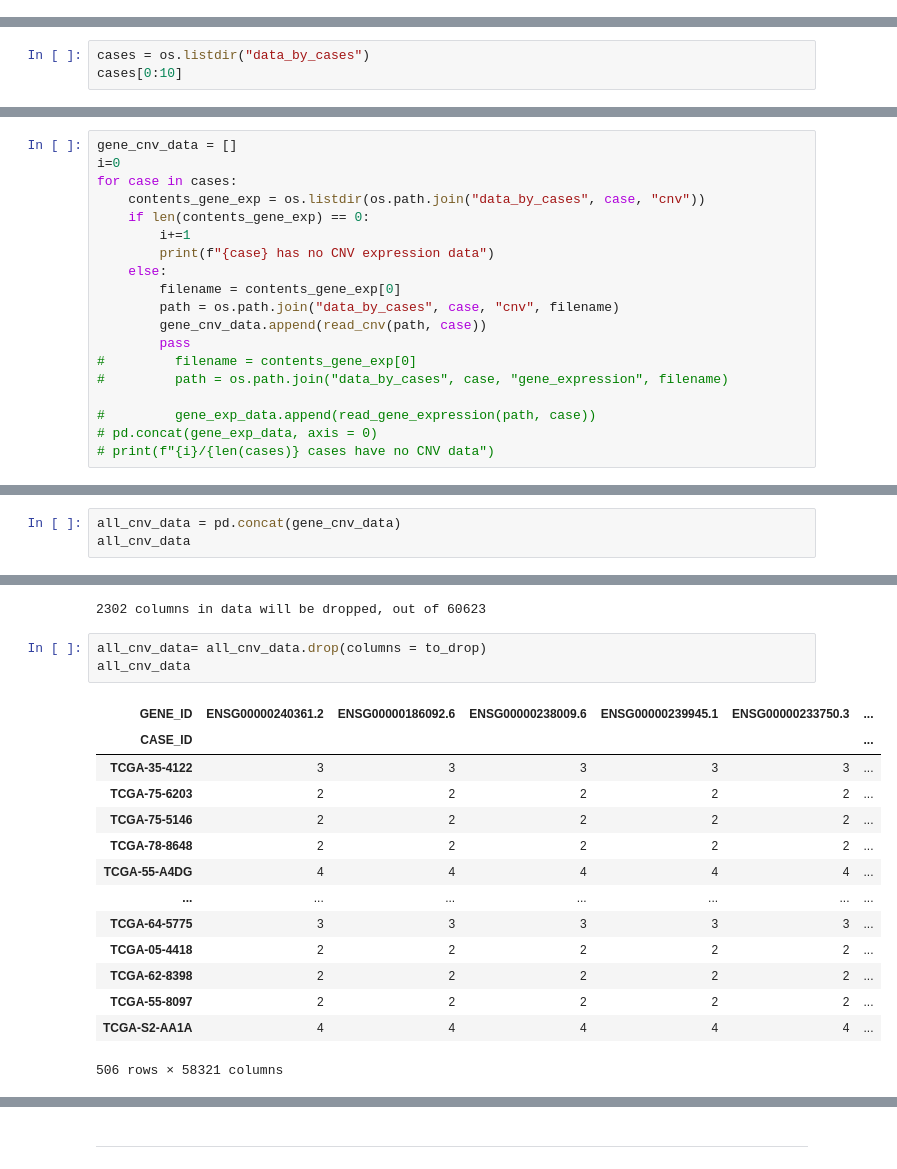
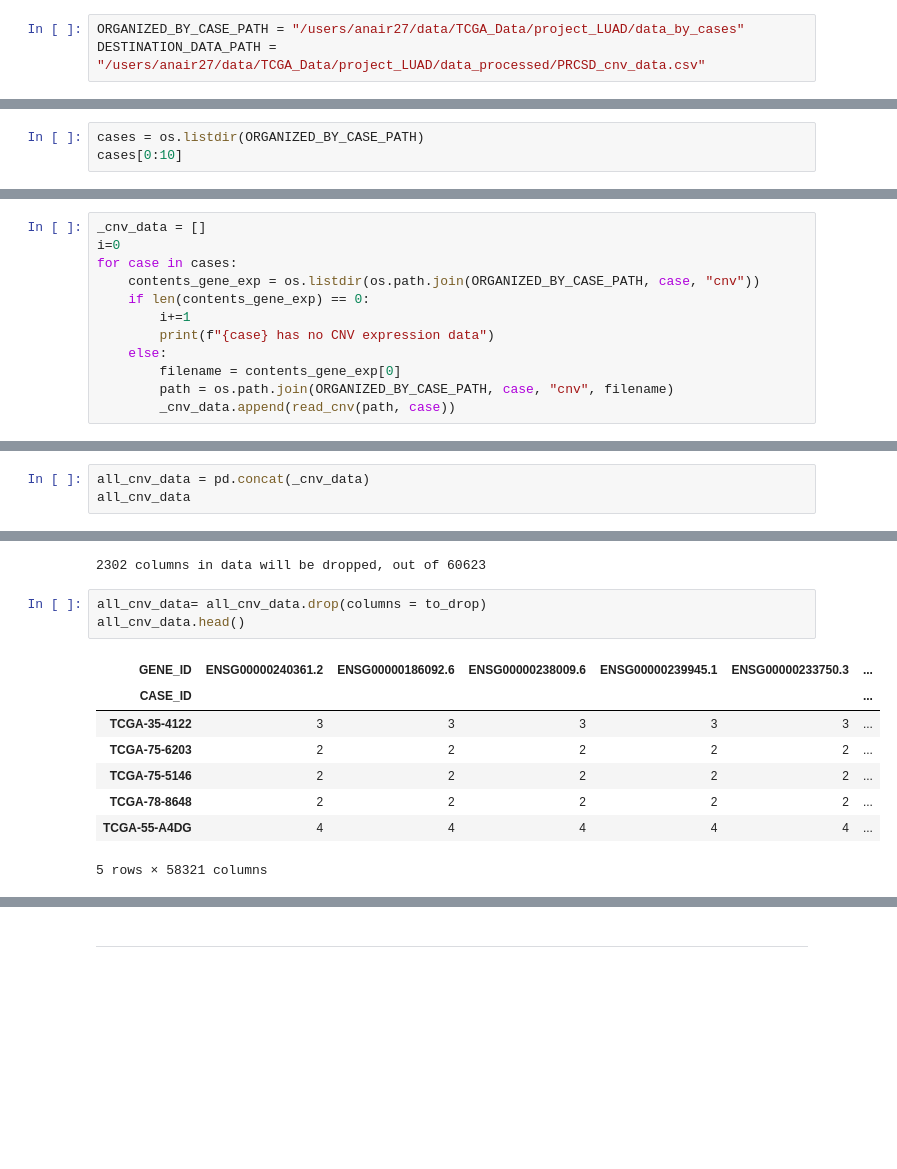
Before and after one commit to akira-nair/multiomic-model-tcga, a Jupyter notebook: preprocessing/preprocess_cnv/create_cnv_dataset.ipynb, the cells around one changed output, grey strips where cells are left out. Drawn from its saved outputs; the diff is of its cells as text; blank space fills up the shorter version.

```diff
--- a/preprocessing/preprocess_cnv/create_cnv_dataset.ipynb
+++ b/preprocessing/preprocess_cnv/create_cnv_dataset.ipynb
@@ -36 +16,4 @@ diagnosis.head(10)
+# %%
+ORGANIZED_BY_CASE_PATH = "/users/anair27/data/TCGA_Data/project_LUAD/data_by_cases"
+DESTINATION_DATA_PATH = "/users/anair27/data/TCGA_Data/project_LUAD/data_processed/PRCSD_cnv_data.csv"
 # %% [markdown]
@@ -55,7 +38,7 @@ def read_cnv(filepath, case_id):
     # rename copy number column with case IDs
     return matrix.rename(columns={'GENE_ID': 'CASE_ID'},index={'COPY_NUMBER': case_id}).reset_index().rename(columns={0:'CASE_ID'})
 # %%
-cases = os.listdir("data_by_cases")
+cases = os.listdir(ORGANIZED_BY_CASE_PATH)
 cases[0:10]
 # %% [output]
 ['TCGA-35-4122',
@@ -73,22 +56,15 @@ Loop through every case filepath and search for CNV data. Apply the read CSV fun
 # %%
-gene_cnv_data = []
+_cnv_data = []
 i=0
 for case in cases:
-    contents_gene_exp = os.listdir(os.path.join("data_by_cases", case, "cnv"))
+    contents_gene_exp = os.listdir(os.path.join(ORGANIZED_BY_CASE_PATH, case, "cnv"))
     if len(contents_gene_exp) == 0:
         i+=1
         print(f"{case} has no CNV expression data")
     else:
         filename = contents_gene_exp[0]
-        path = os.path.join("data_by_cases", case, "cnv", filename)
-        gene_cnv_data.append(read_cnv(path, case))
-        pass
-#         filename = contents_gene_exp[0]
-#         path = os.path.join("data_by_cases", case, "gene_expression", filename)
-
-#         gene_exp_data.append(read_gene_expression(path, case))
-# pd.concat(gene_exp_data, axis = 0)
-# print(f"{i}/{len(cases)} cases have no CNV data")
+        path = os.path.join(ORGANIZED_BY_CASE_PATH, case, "cnv", filename)
+        _cnv_data.append(read_cnv(path, case))
 # %% [output]
 TCGA-05-4245 has no CNV expression data
 TCGA-71-8520 has no CNV expression data
@@ -106,7 +82,7 @@ TCGA-MP-A4TA has no CNV expression data
 TCGA-55-6984 has no CNV expression data
 TCGA-MP-A4TC has no CNV expression data
 # %%
-all_cnv_data = pd.concat(gene_cnv_data)
+all_cnv_data = pd.concat(_cnv_data)
 all_cnv_data
 # %% [output]
 | GENE_ID | CASE_ID | ENSG00000223972.5 | ENSG00000227232.5 | ENSG00000278267.1 | ENSG00000243485.5 | ... |
@@ -156,19 +129,13 @@ print(f"{i} columns in data will be dropped, out of {len(all_cnv_data.columns)}"
 2302 columns in data will be dropped, out of 60623
 # %%
 all_cnv_data= all_cnv_data.drop(columns = to_drop)
-all_cnv_data
+all_cnv_data.head()
 # %% [output]
 | GENE_ID | ENSG00000240361.2 | ENSG00000186092.6 | ENSG00000238009.6 | ENSG00000239945.1 | ENSG00000233750.3 | ... |
 | CASE_ID |  |  |  |  |  | ... |
 | TCGA-35-4122 | 3 | 3 | 3 | 3 | 3 | ... |
 | TCGA-75-6203 | 2 | 2 | 2 | 2 | 2 | ... |
 | TCGA-75-5146 | 2 | 2 | 2 | 2 | 2 | ... |
 | TCGA-78-8648 | 2 | 2 | 2 | 2 | 2 | ... |
 | TCGA-55-A4DG | 4 | 4 | 4 | 4 | 4 | ... |
-| ... | ... | ... | ... | ... | ... | ... |
-| TCGA-64-5775 | 3 | 3 | 3 | 3 | 3 | ... |
-| TCGA-05-4418 | 2 | 2 | 2 | 2 | 2 | ... |
-| TCGA-62-8398 | 2 | 2 | 2 | 2 | 2 | ... |
-| TCGA-55-8097 | 2 | 2 | 2 | 2 | 2 | ... |
-| TCGA-S2-AA1A | 4 | 4 | 4 | 4 | 4 | ... |
-506 rows × 58321 columns
+5 rows × 58321 columns
```
Also changed, not shown: parts of 70 cells of this notebook, 4 other files.
